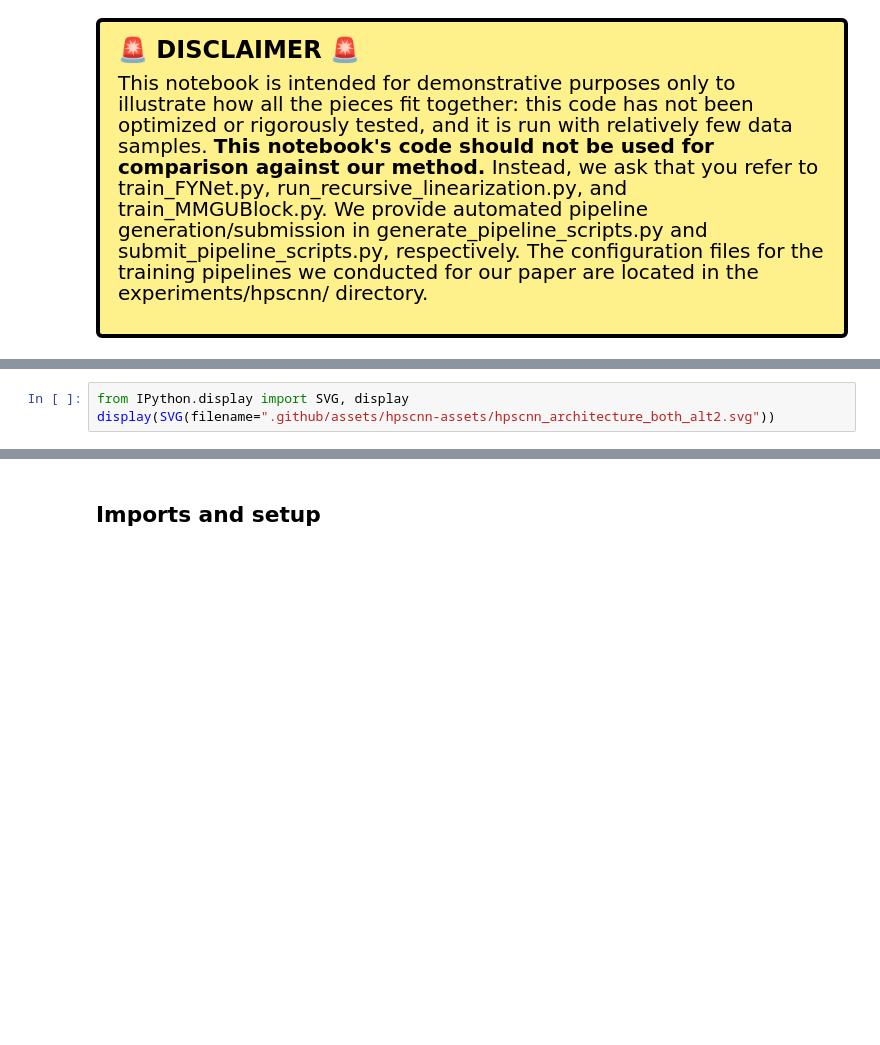
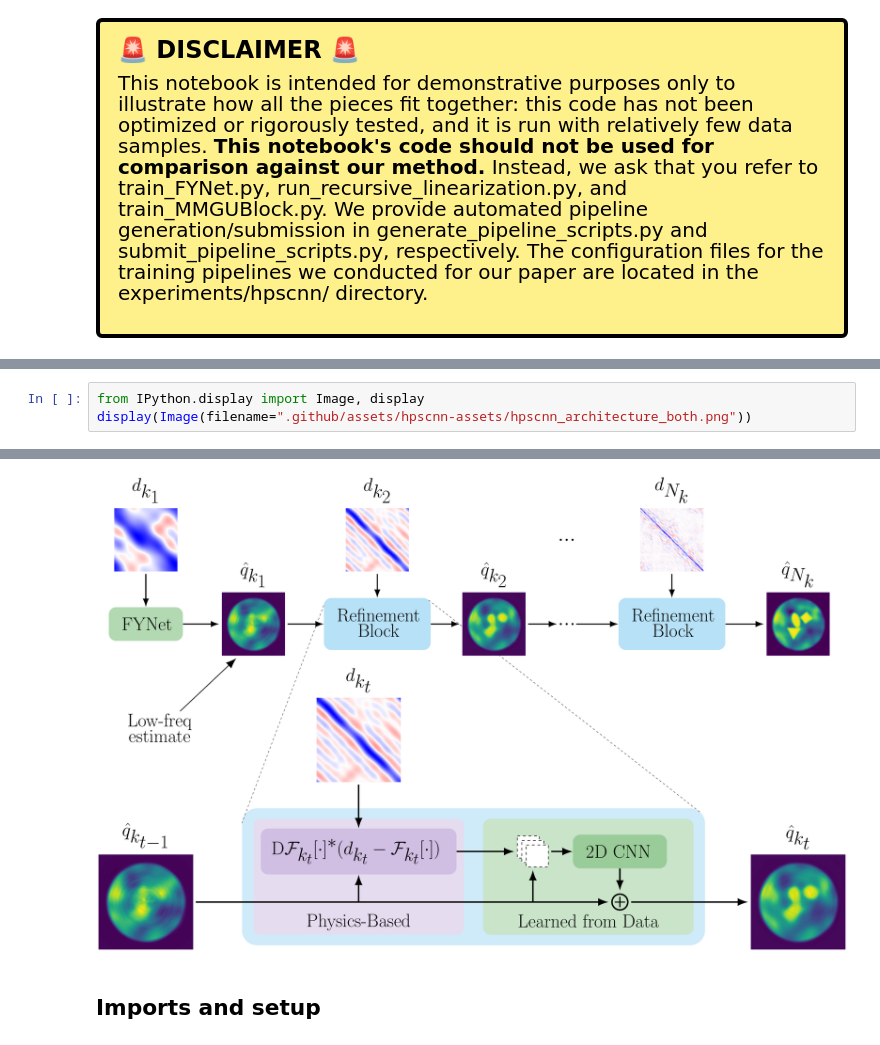
Before and after one commit to oortsang/Model-Guided-ISP, a Jupyter notebook: illustrative_small_scale_hpscnn_training.ipynb, the cells around one changed output, grey strips where cells are left out. Saved outputs shown, nothing was run; the diff lists cells and outputs as text; blank space fills up the shorter version.

```diff
--- a/illustrative_small_scale_hpscnn_training.ipynb
+++ b/illustrative_small_scale_hpscnn_training.ipynb
@@ -31,4 +24,4 @@ display(SVG(filename=".github/assets/hpscnn-assets/hpscnn_architecture_both_alt.
 # %%
-from IPython.display import SVG, display
-display(SVG(filename=".github/assets/hpscnn-assets/hpscnn_architecture_both_alt2.svg"))
+from IPython.display import Image, display
+display(Image(filename=".github/assets/hpscnn-assets/hpscnn_architecture_both.png"))
 # %% [output]
@@ -36,3 +28,4 @@ display(SVG(filename=".github/assets/hpscnn-assets/hpscnn_architecture_both_alt2
+[figure, added]
 # %% [markdown]
 ## Imports and setup
 # %%
```
Also changed, not shown: parts of 3 cells of this notebook, 1 other file.
